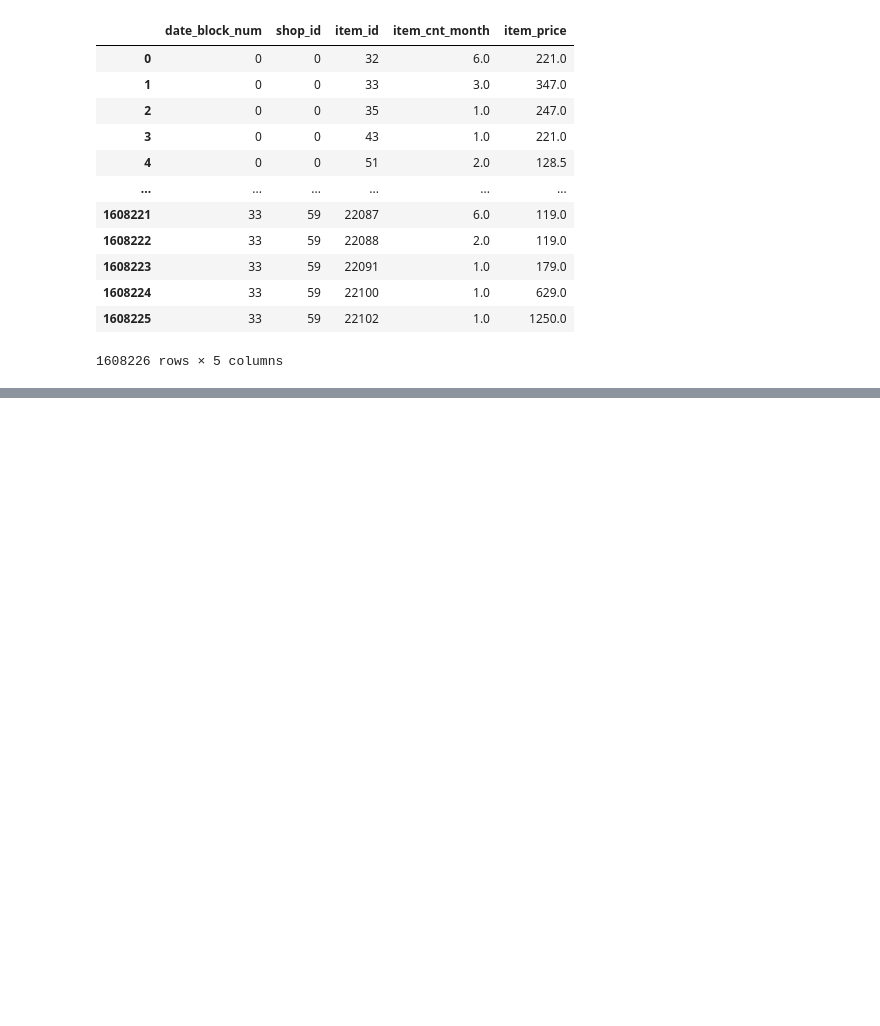
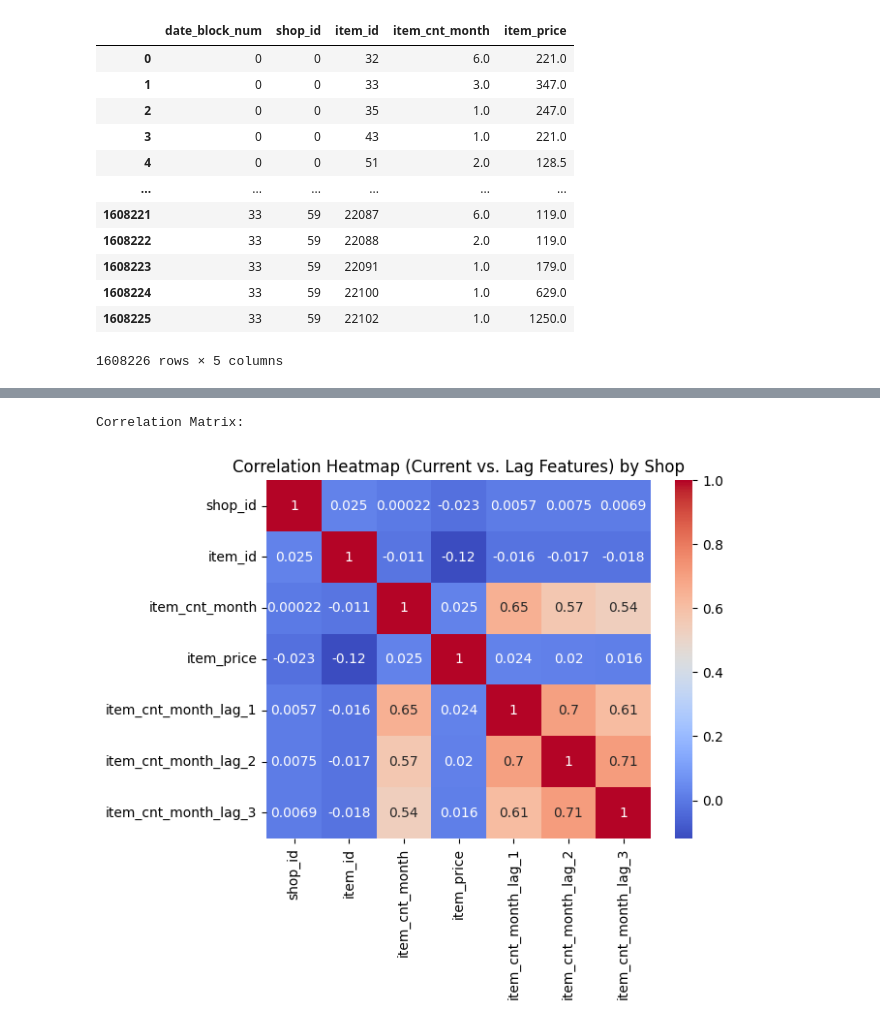
Before and after one commit to ishamel101/Predict-Future-Sales, a Jupyter notebook: fetures_sales.ipynb, the cells around one changed output, grey strips where cells are left out. Saved outputs shown, nothing was run; the diff lists cells and outputs as text; code cells hidden in the pictures; blank space fills up the shorter version.

```diff
--- a/fetures_sales.ipynb
+++ b/fetures_sales.ipynb
@@ -275,0 +274,11 @@ monthly_df
+# %%
+# Correlation analysis (all lag features)
+correlations = monthly_df.iloc[:,1:].corr()
+print("Correlation Matrix:")
+correlations
+sns.heatmap(correlations, annot=True, cmap='coolwarm')  # Assuming you have seaborn installed
+plt.title("Correlation Heatmap (Current vs. Lag Features) by Shop")
+plt.show()
+# %% [output]
+Correlation Matrix:
+[figure, added]
```
Also changed, not shown: parts of 11 cells of this notebook.
